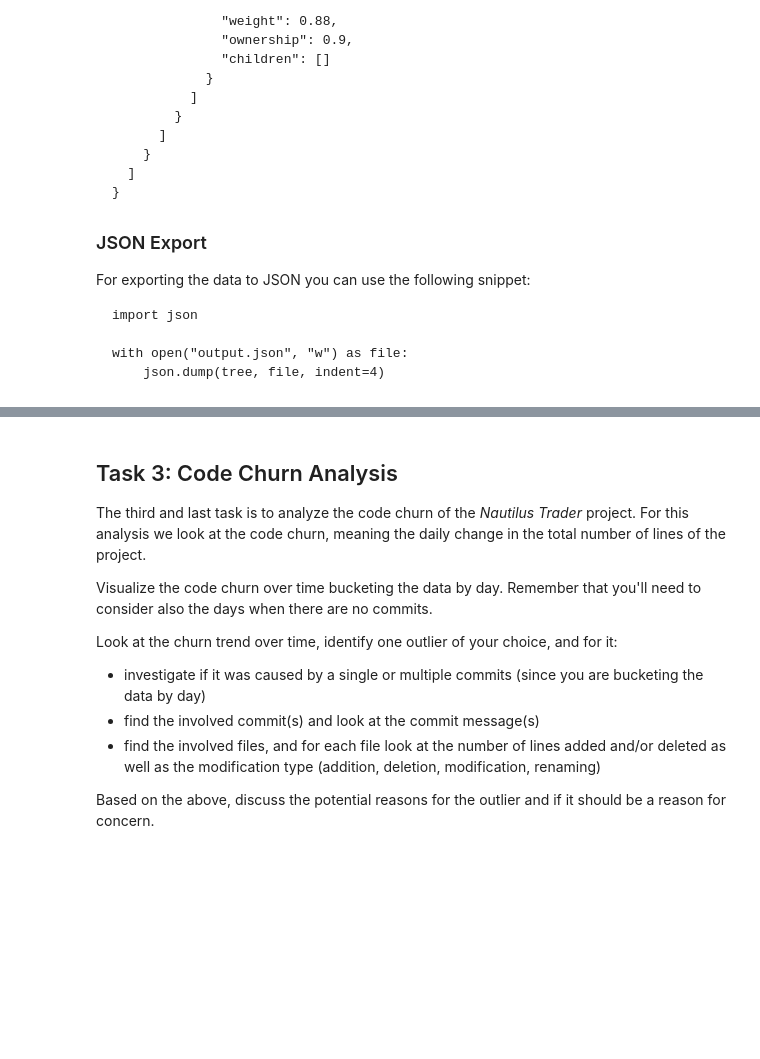
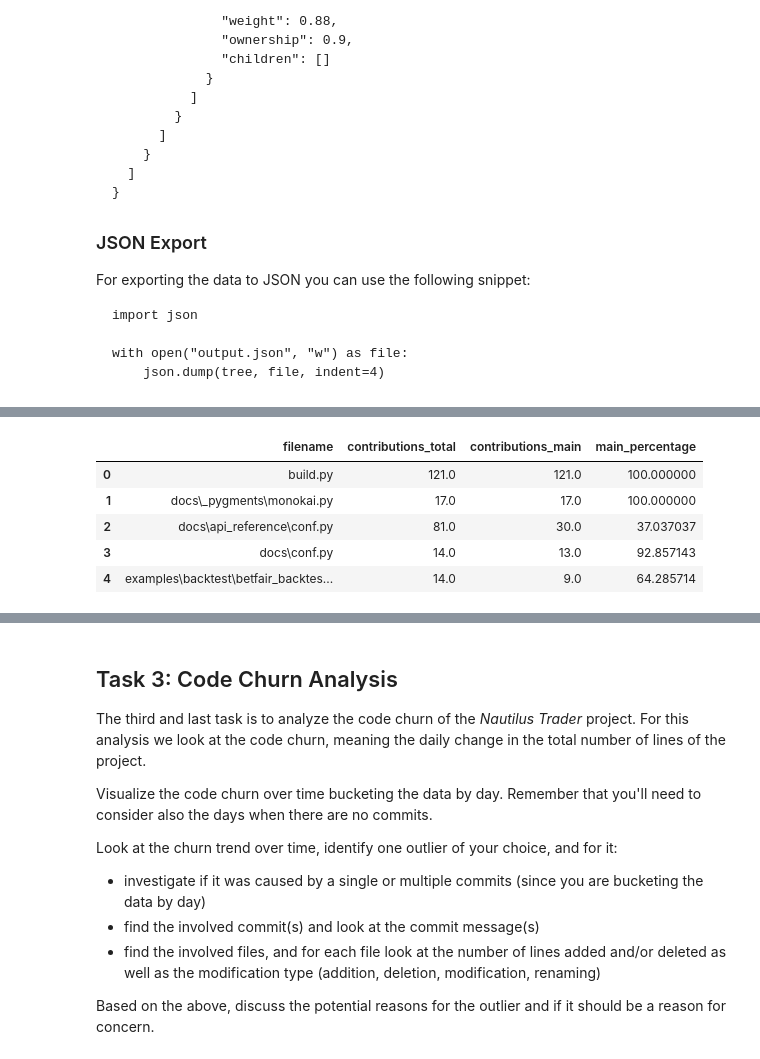
Before and after one commit to flavfly/SoSySE2, a Jupyter notebook: FSS-SEII-Assignment-2024.ipynb, the cells around one changed output, grey strips where cells are left out. Cells and saved outputs as stored; diff of their text form; code cells hidden in the pictures; blank space fills up the shorter version.

```diff
--- a/FSS-SEII-Assignment-2024.ipynb
+++ b/FSS-SEII-Assignment-2024.ipynb
@@ -627,0 +579,5 @@ with open("output.json", "w") as file:
+# %%
+json_df = pd.DataFrame(author_file_lines_matrix).stack().reset_index()
+json_df.columns = ['filename', 'author', 'contributions']
+json_df = json_df[['author', 'filename', 'contributions']]
+json_df.head()
@@ -627,0 +591,18 @@ with open("output.json", "w") as file:
+# %%
+grouped_df = json_df.groupby('filename', as_index=False)['contributions'].sum()
+main_df = json_df[json_df['author'] == 'Chris Sellers']
+merged_df = grouped_df.merge(main_df, on='filename', how='left', suffixes=('_total', '_main'))
+merged_df.fillna({'contributions_main': 0}, inplace=True)
+merged_df['main_percentage'] = (
+    (merged_df['contributions_main'] / merged_df['contributions_total']) * 100
+)
+result_df = merged_df[['filename', 'contributions_total', 'contributions_main', 'main_percentage']]
+result_df = result_df.fillna({'main_percentage': 0})
+result_df.head()
+# %% [output]
+|  | filename | contributions_total | contributions_main | main_percentage |
+| 0 | build.py | 121.0 | 121.0 | 100.000000 |
+| 1 | docs\_pygments\monokai.py | 17.0 | 17.0 | 100.000000 |
+| 2 | docs\api_reference\conf.py | 81.0 | 30.0 | 37.037037 |
+| 3 | docs\conf.py | 14.0 | 13.0 | 92.857143 |
+| 4 | examples\backtest\betfair_backtes... | 14.0 | 9.0 | 64.285714 |
```
Also changed, not shown: parts of 20 cells of this notebook, 2 other files.
